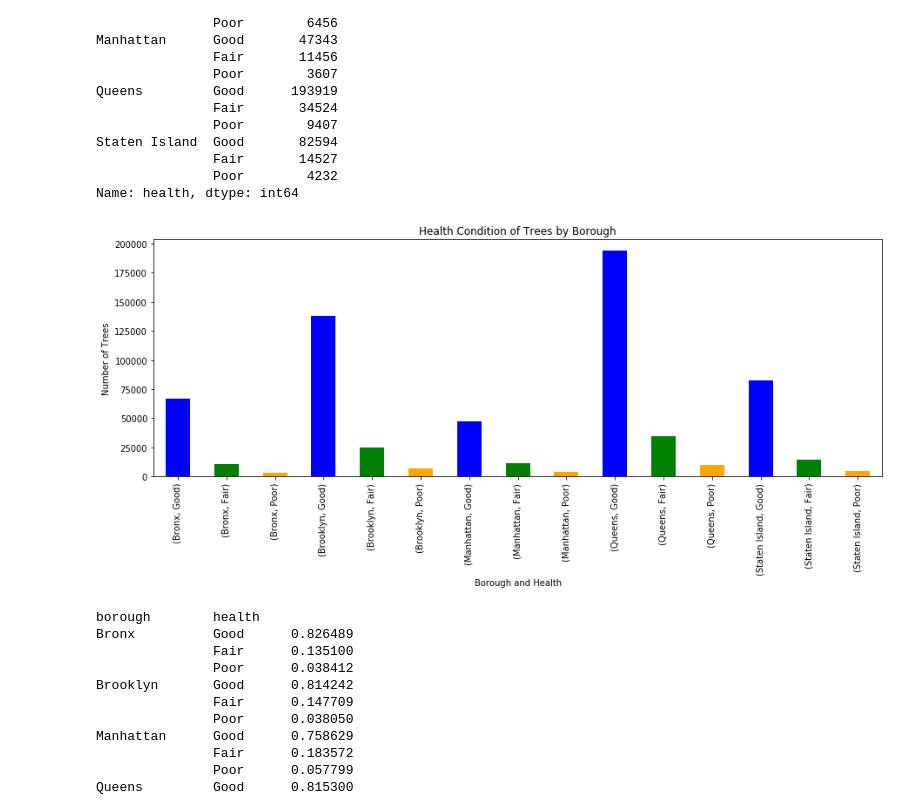
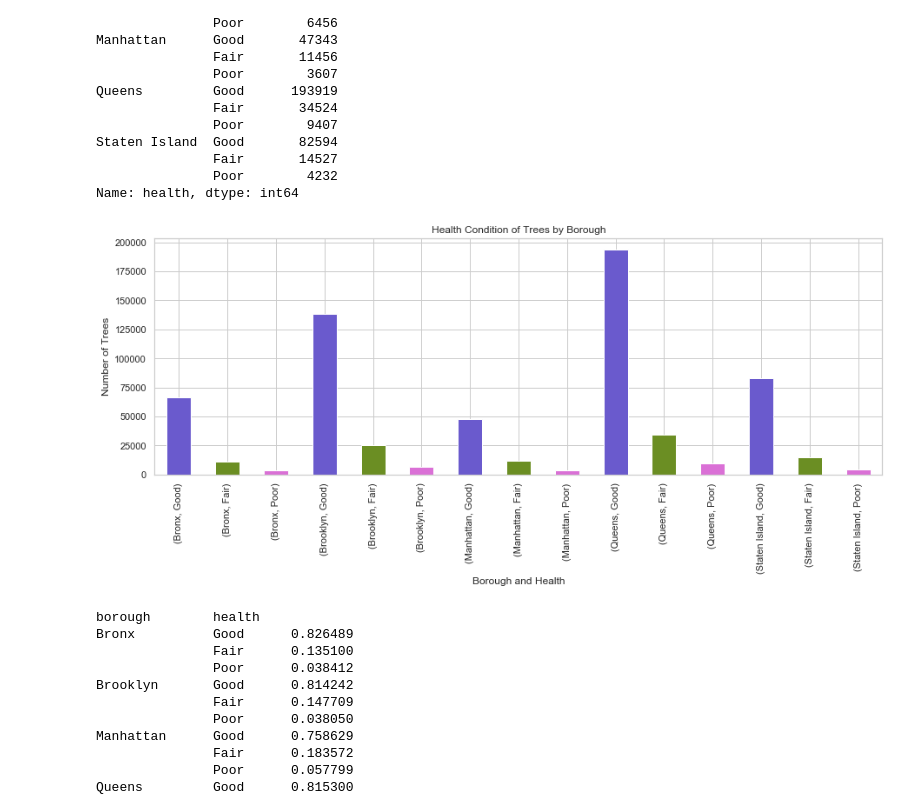
Before and after one commit to annasophiat/tree-health-census, a Jupyter notebook: tree_census_data_storytelling.ipynb, the cells around one changed output. Cells and saved outputs as stored; diff of their text form; code cells hidden in the pictures.

```diff
--- a/tree_census_data_storytelling.ipynb
+++ b/tree_census_data_storytelling.ipynb
@@ -22,6 +22,8 @@ import numpy as np
 from numpy.random import seed
 import matplotlib.pyplot as plt
 import seaborn as sns
+
+sns.set(style="whitegrid")
 # %%
 data = pd.read_csv('tree_census_cleaned.csv', index_col=0) # import data
 tree = data # save a copy of data as tree
@@ -319,13 +317,13 @@ Staten Island  Good       82594
 Name: health, dtype: int64
 # %%
 plt.figure(figsize=(15, 5))
-tree.groupby('borough')['health'].value_counts().plot(kind='bar', color=['blue', 'green', 'orange'])
+tree.groupby('borough')['health'].value_counts().plot(kind='bar', color=['slateblue', 'olivedrab', 'orchid'])
 plt.xlabel('Borough and Health')
 plt.ylabel('Number of Trees')
 plt.title('Health Condition of Trees by Borough')
 plt.show()
 # %% [output]
-[figure, old version]
+[figure, new version]
 # %%
 tree.groupby('borough')['health'].value_counts(normalize=True)
 # %% [output]
```
Also changed, not shown: parts of 79 cells of this notebook.
